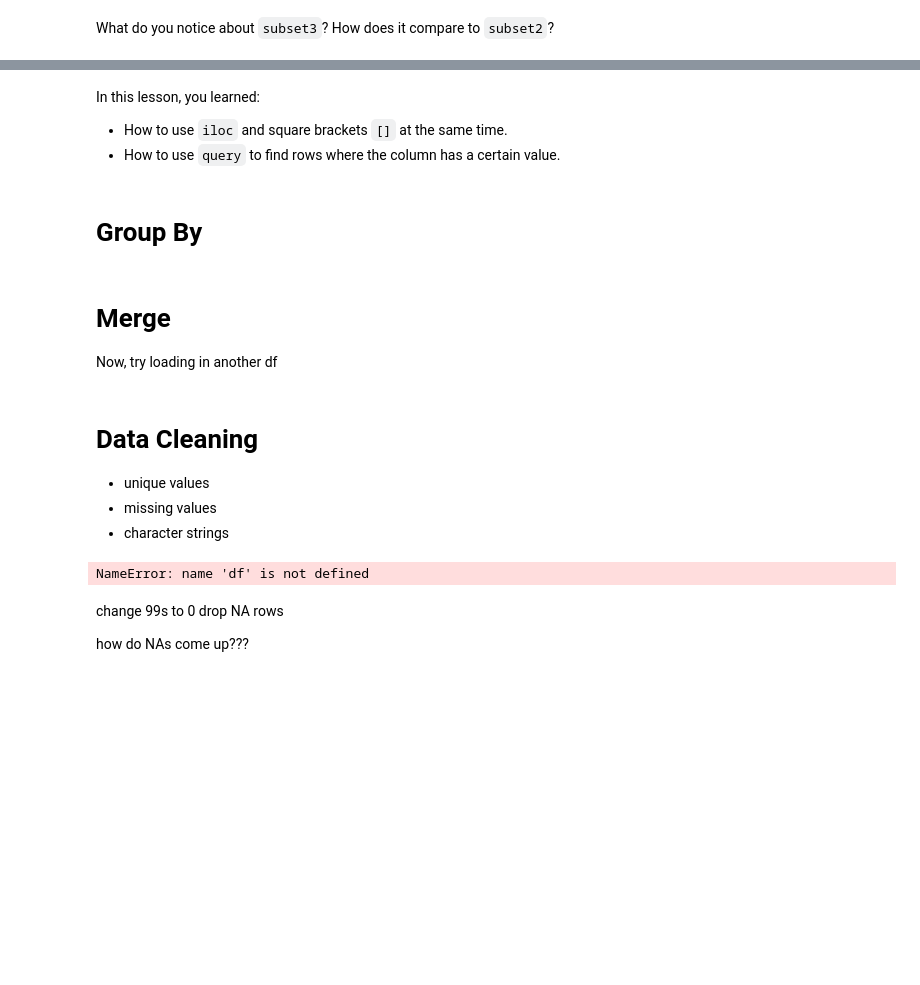
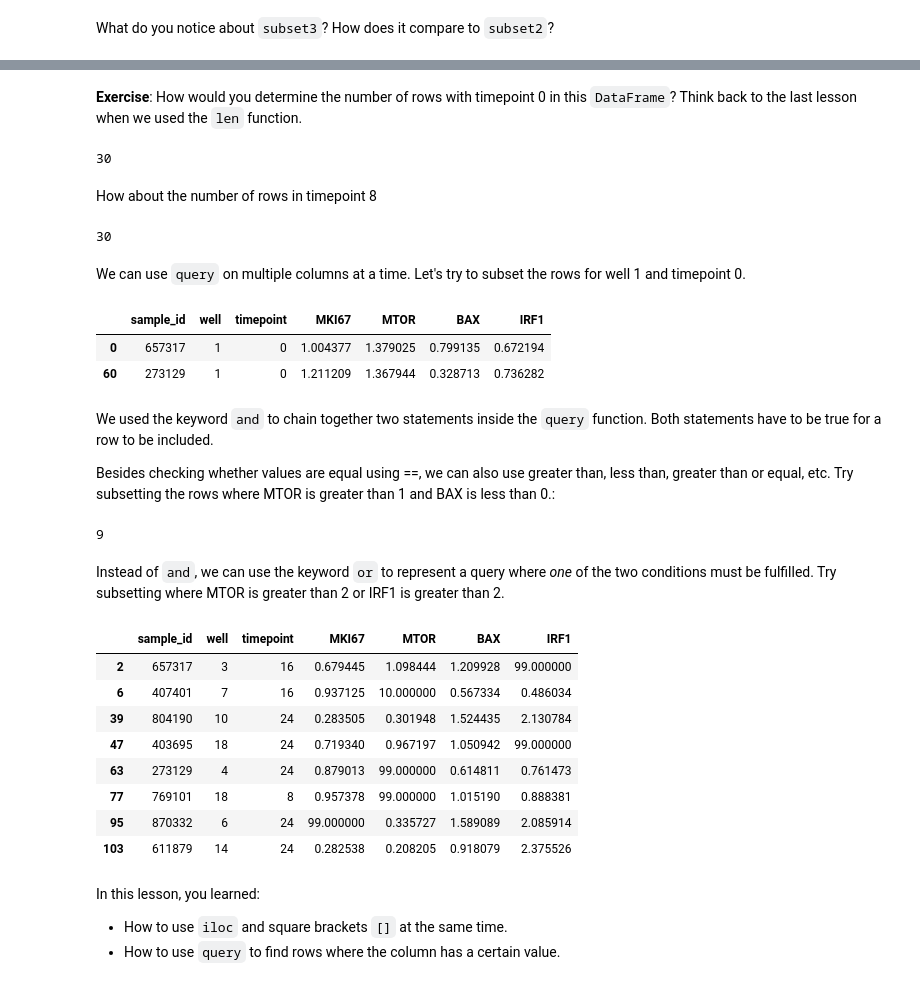
Before and after one commit to grkenney/WinSPIRE-HLC-Python, a Jupyter notebook: Notebooks/Day_2.2_Subsetting_and_Cleaning.ipynb, the cells around one changed output, grey strips where cells are left out. Saved outputs shown, nothing was run; the diff lists cells and outputs as text; code cells hidden in the pictures; blank space fills up the shorter version.

```diff
--- a/Notebooks/Day_2.2_Subsetting_and_Cleaning.ipynb
+++ b/Notebooks/Day_2.2_Subsetting_and_Cleaning.ipynb
@@ -6,0 +13,4 @@ USE SUBSETTING TO CLEAN THE DF
+# %%
+# load the csv
+url = 'https://github.com/grkenney/WinSPIRE-HLC-Python/raw/refs/heads/main/data/sample_data_expression_06092026.csv'
+df = pd.read_csv(url)
@@ -125,26 +283,52 @@ Instead of `and` we can use the keyword `or` to represent a query where *one* of
+# %% [markdown]
+**Exercise**: How would you determine the number of rows with timepoint 0 in this `DataFrame`? Think back to the last lesson when we used the `len` function.
+# %%
+# number of rows in time0
+len(time0)
+# %% [output]
+30
+# %% [markdown]
+How about the number of rows in timepoint 8
+# %%
+# number of rows in time8
+len(time8)
+# %% [output]
+30
+# %% [markdown]
+We can use `query` on multiple columns at a time. Let's try to subset the rows for well 1 and timepoint 0.
+# %%
+# subset the rows where well is 1 and timepoint is 0
+df.query("well == 1 and timepoint == 0")
+# %% [output]
+|  | sample_id | well | timepoint | MKI67 | MTOR | BAX | IRF1 |
+| 0 | 657317 | 1 | 0 | 1.004377 | 1.379025 | 0.799135 | 0.672194 |
+| 60 | 273129 | 1 | 0 | 1.211209 | 1.367944 | 0.328713 | 0.736282 |
+# %% [markdown]
+We used the keyword `and` to chain together two statements inside the `query` function. Both statements have to be true for a row to be included.
+
+Besides checking whether values are equal using ==, we can also use greater than, less than, greater than or equal, etc. Try subsetting the rows where MTOR is greater than 1 and BAX is less than 0.:
+# %%
+# find the number of rows where MTOR > 1 and BAX < 0.5
+df.query("MTOR > 1 and BAX < 0.5")
+# %% [output]
+9
+# %% [markdown]
+Instead of `and`, we can use the keyword `or` to represent a query where *one* of the two conditions must be fulfilled. Try subsetting where MTOR is greater than 2 or IRF1 is greater than 2.
+# %%
+# find the number of rows where MTOR > 2 and IRF1 > 2
+df.query("MTOR > 2 or IRF1 > 2")
+# %% [output]
+|  | sample_id | well | timepoint | MKI67 | MTOR | BAX | IRF1 |
+| 2 | 657317 | 3 | 16 | 0.679445 | 1.098444 | 1.209928 | 99.000000 |
+| 6 | 407401 | 7 | 16 | 0.937125 | 10.000000 | 0.567334 | 0.486034 |
+| 39 | 804190 | 10 | 24 | 0.283505 | 0.301948 | 1.524435 | 2.130784 |
+| 47 | 403695 | 18 | 24 | 0.719340 | 0.967197 | 1.050942 | 99.000000 |
+| 63 | 273129 | 4 | 24 | 0.879013 | 99.000000 | 0.614811 | 0.761473 |
+| 77 | 769101 | 18 | 8 | 0.957378 | 99.000000 | 1.015190 | 0.888381 |
+| 95 | 870332 | 6 | 24 | 99.000000 | 0.335727 | 1.589089 | 2.085914 |
+| 103 | 611879 | 14 | 24 | 0.282538 | 0.208205 | 0.918079 | 2.375526 |
 # %% [markdown]
 In this lesson, you learned:
 
 - How to use `iloc` and square brackets `[]` at the same time.
 - How to use `query` to find rows where the column has a certain value.
-# %% [markdown]
-# Group By
-# %% [markdown]
-# Merge
-
-Now, try loading in another df
-# %% [markdown]
-# Data Cleaning
-
-* unique values
-* missing values
-* character strings
-# %%
-df.min()
-# %% [output]
-NameError: name 'df' is not defined
-# %% [markdown]
-change 99s to 0
-drop NA rows
-
-how do NAs come up???
```
Also changed, not shown: parts of 58 cells of this notebook.
